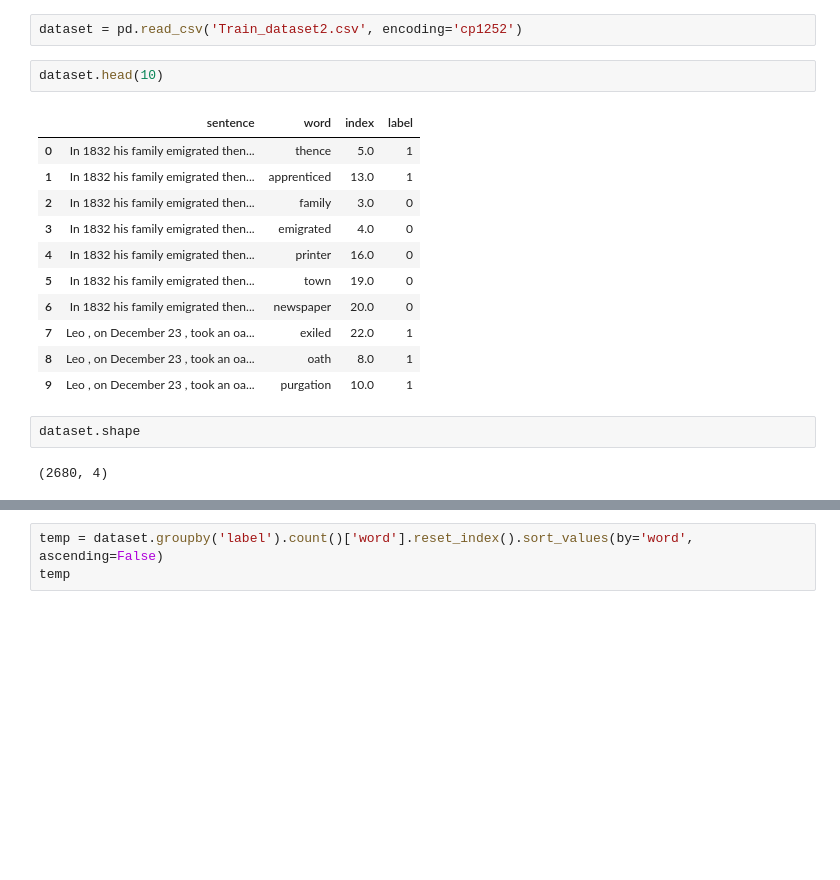
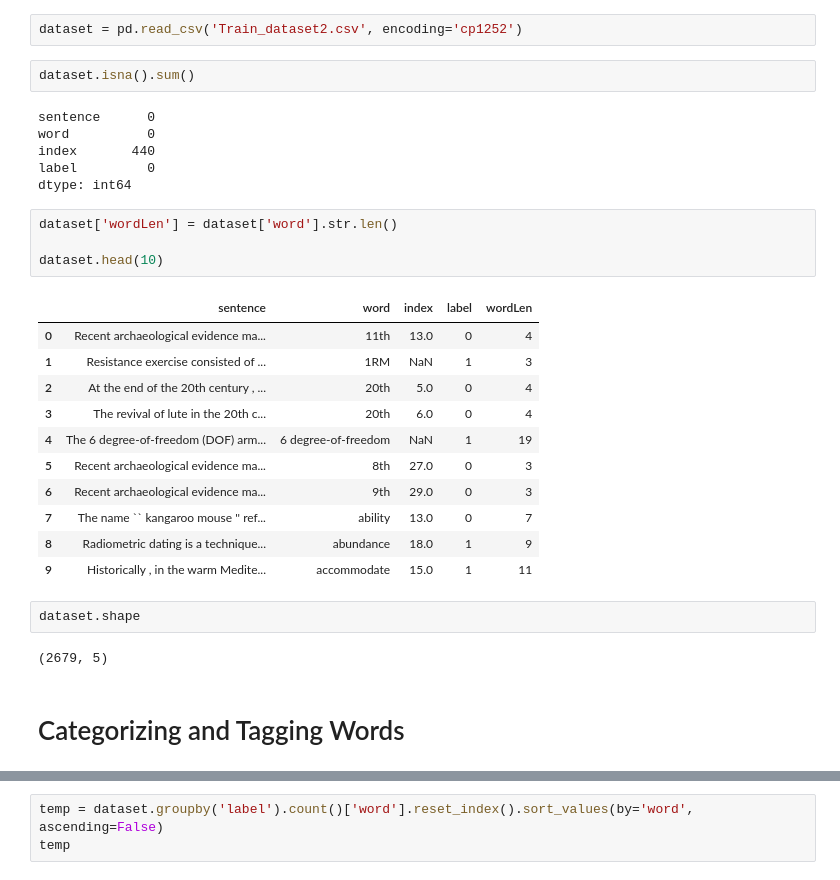
Before and after one commit to Fettoukh/TER_SimpleText, a Jupyter notebook: ML/ML model.ipynb, the cells around one changed output, grey strips where cells are left out. Saved outputs shown, nothing was run; the diff lists cells and outputs as text; blank space fills up the shorter version.

```diff
--- a/ML/ML model.ipynb
+++ b/ML/ML model.ipynb
@@ -29,20 +14,32 @@ Successfully installed category-encoders-2.3.0 wordcloud-1.8.1
 # %%
 dataset = pd.read_csv('Train_dataset2.csv', encoding='cp1252')
 # %%
-dataset.head(10)
+dataset.isna().sum()
 # %% [output]
-|  | sentence | word | index | label |
-| 0 | In 1832 his family emigrated then... | thence | 5.0 | 1 |
-| 1 | In 1832 his family emigrated then... | apprenticed | 13.0 | 1 |
-| 2 | In 1832 his family emigrated then... | family | 3.0 | 0 |
-| 3 | In 1832 his family emigrated then... | emigrated | 4.0 | 0 |
-| 4 | In 1832 his family emigrated then... | printer | 16.0 | 0 |
-| 5 | In 1832 his family emigrated then... | town | 19.0 | 0 |
-| 6 | In 1832 his family emigrated then... | newspaper | 20.0 | 0 |
-| 7 | Leo , on December 23 , took an oa... | exiled | 22.0 | 1 |
-| 8 | Leo , on December 23 , took an oa... | oath | 8.0 | 1 |
-| 9 | Leo , on December 23 , took an oa... | purgation | 10.0 | 1 |
+sentence      0
+word          0
+index       440
+label         0
+dtype: int64
+# %%
+dataset['wordLen'] = dataset['word'].str.len()
+
+dataset.head(10)
+# %% [output]
+|  | sentence | word | index | label | wordLen |
+| 0 | Recent archaeological evidence ma... | 11th | 13.0 | 0 | 4 |
+| 1 | Resistance exercise consisted of ... | 1RM | NaN | 1 | 3 |
+| 2 | At the end of the 20th century , ... | 20th | 5.0 | 0 | 4 |
+| 3 | The revival of lute in the 20th c... | 20th | 6.0 | 0 | 4 |
+| 4 | The 6 degree-of-freedom (DOF) arm... | 6 degree-of-freedom | NaN | 1 | 19 |
+| 5 | Recent archaeological evidence ma... | 8th | 27.0 | 0 | 3 |
+| 6 | Recent archaeological evidence ma... | 9th | 29.0 | 0 | 3 |
+| 7 | The name `` kangaroo mouse '' ref... | ability | 13.0 | 0 | 7 |
+| 8 | Radiometric dating is a technique... | abundance | 18.0 | 1 | 9 |
+| 9 | Historically , in the warm Medite... | accommodate | 15.0 | 1 | 11 |
 # %%
 dataset.shape
 # %% [output]
-(2680, 4)
+(2679, 5)
+# %% [markdown]
+#  Categorizing and Tagging Words
```
Also changed, not shown: parts of 22 cells of this notebook, 1 other file.
